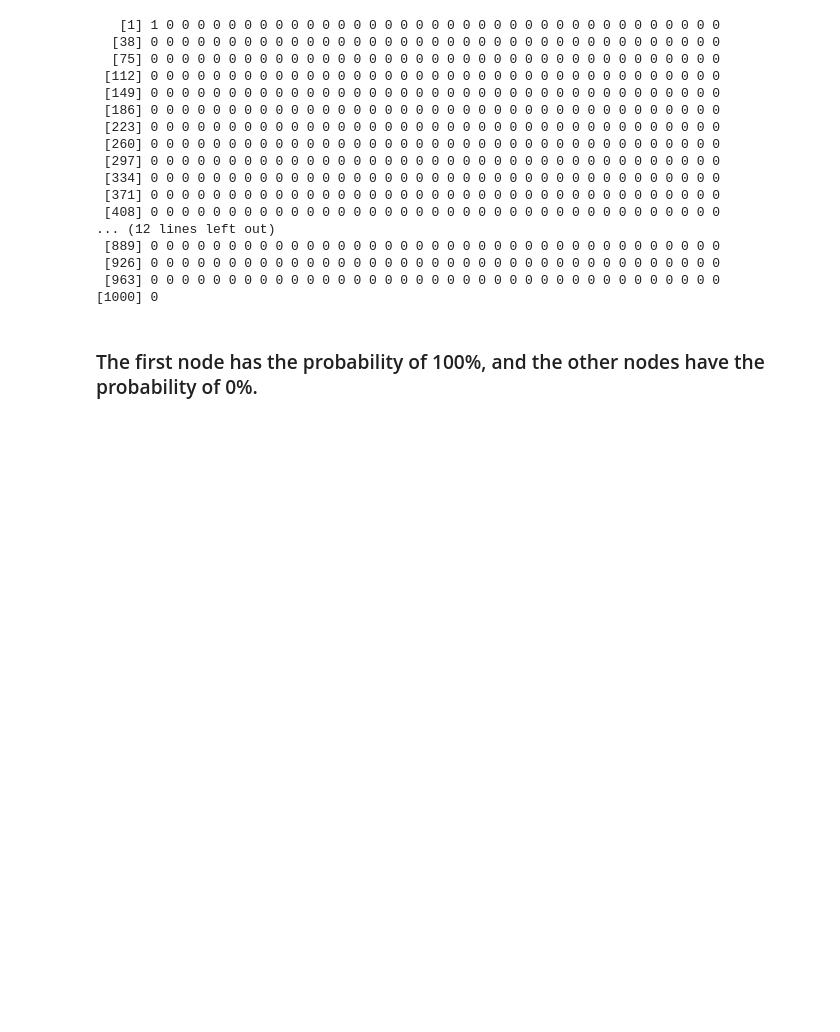
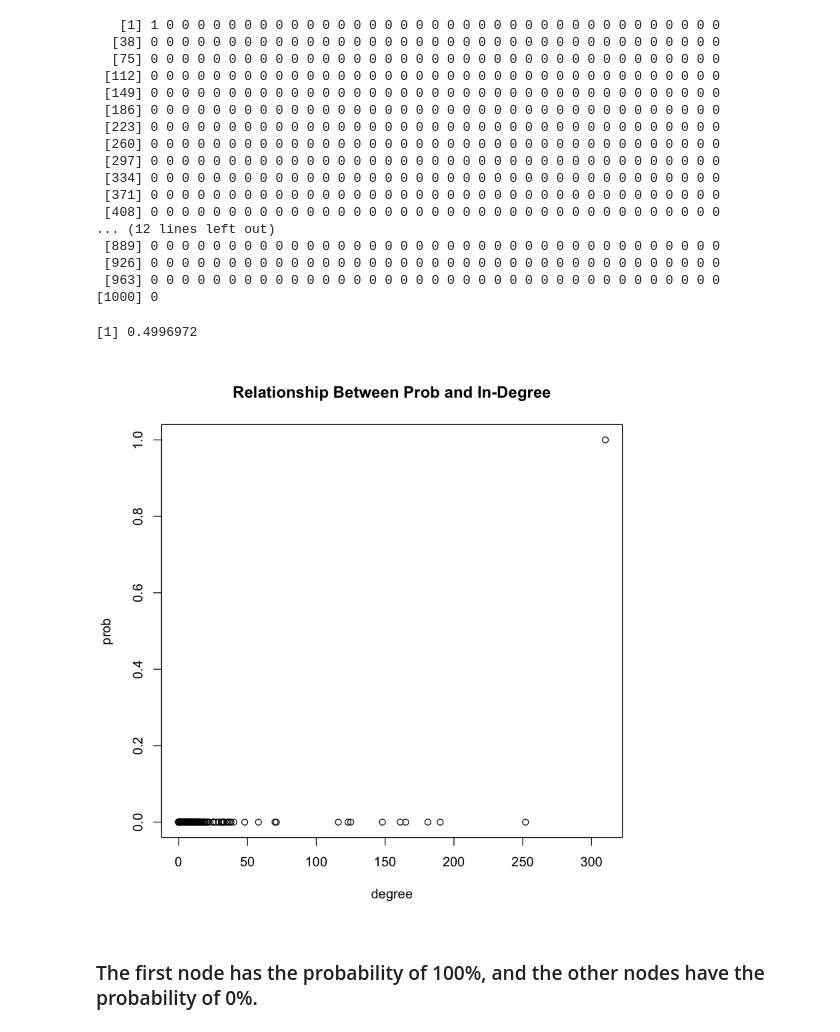
Before and after one commit to Jinxiatucla/232E, a Jupyter notebook: Project1/Problem2_3.ipynb, the cells around one changed output. Drawn from its saved outputs; the diff is of its cells as text; code cells hidden in the pictures; blank space fills up the shorter version.

```diff
--- a/Project1/Problem2_3.ipynb
+++ b/Project1/Problem2_3.ipynb
@@ -99,5 +80,6 @@ print(visits)
 # %%
-print(visits/1000)
+visit_prob_a = visits/1000
+print (visit_prob_a)
 # %% [output]
    [1] 1 0 0 0 0 0 0 0 0 0 0 0 0 0 0 0 0 0 0 0 0 0 0 0 0 0 0 0 0 0 0 0 0 0 0 0 0
   [38] 0 0 0 0 0 0 0 0 0 0 0 0 0 0 0 0 0 0 0 0 0 0 0 0 0 0 0 0 0 0 0 0 0 0 0 0 0
@@ -116,6 +98,13 @@ print(visits/1000)
  [926] 0 0 0 0 0 0 0 0 0 0 0 0 0 0 0 0 0 0 0 0 0 0 0 0 0 0 0 0 0 0 0 0 0 0 0 0 0
  [963] 0 0 0 0 0 0 0 0 0 0 0 0 0 0 0 0 0 0 0 0 0 0 0 0 0 0 0 0 0 0 0 0 0 0 0 0 0
 [1000] 0
+# %%
+plot(deg,visit_prob_a,main="Relationship Between Prob and In-Degree",xlab="degree",ylab="prob",type="p")
+cor=cor(deg,visit_prob_a) # count the probability correlation
+print(cor)
+# %% [output]
+[1] 0.4996972
+[figure, added]
 # %% [markdown]
 ### The first node has the probability of 100%, and the other nodes have the probability of 0%.
 # %% [markdown]
```
Also changed, not shown: parts of 7 cells of this notebook.
